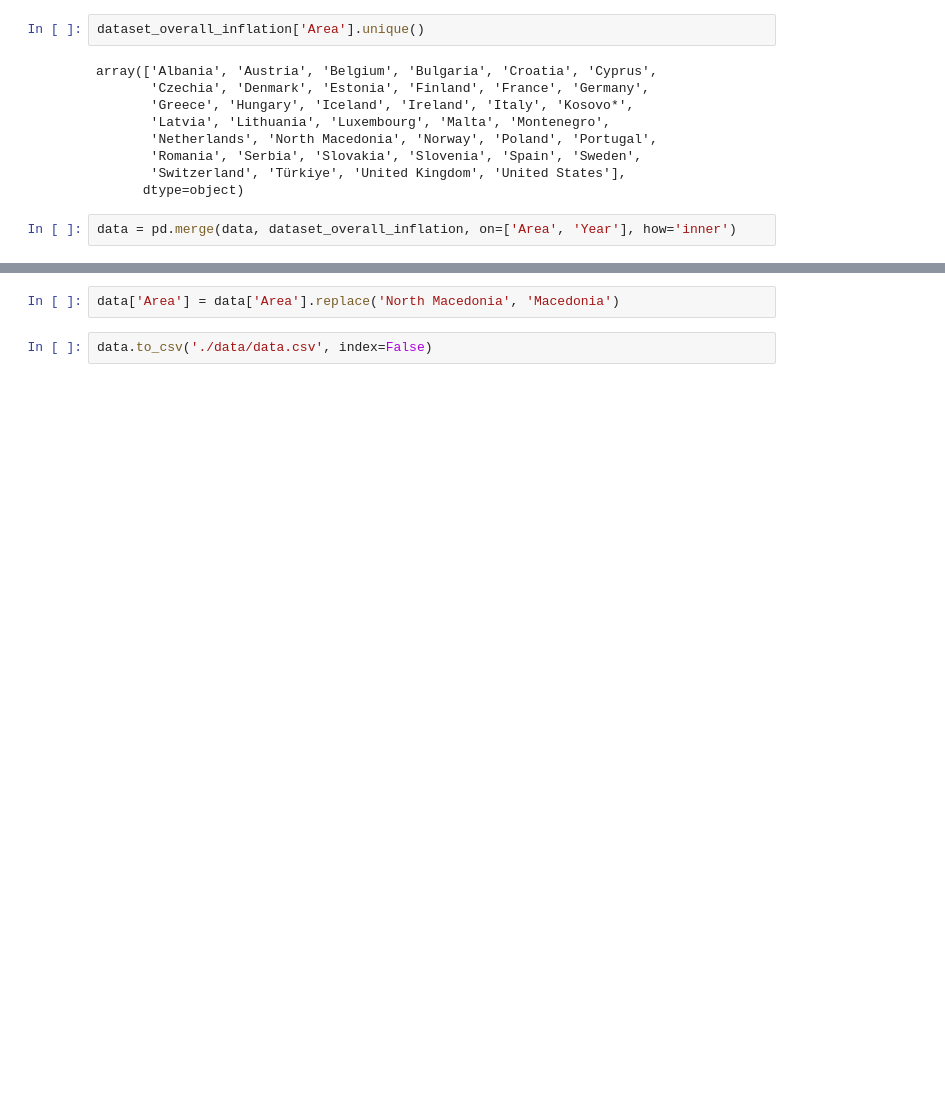
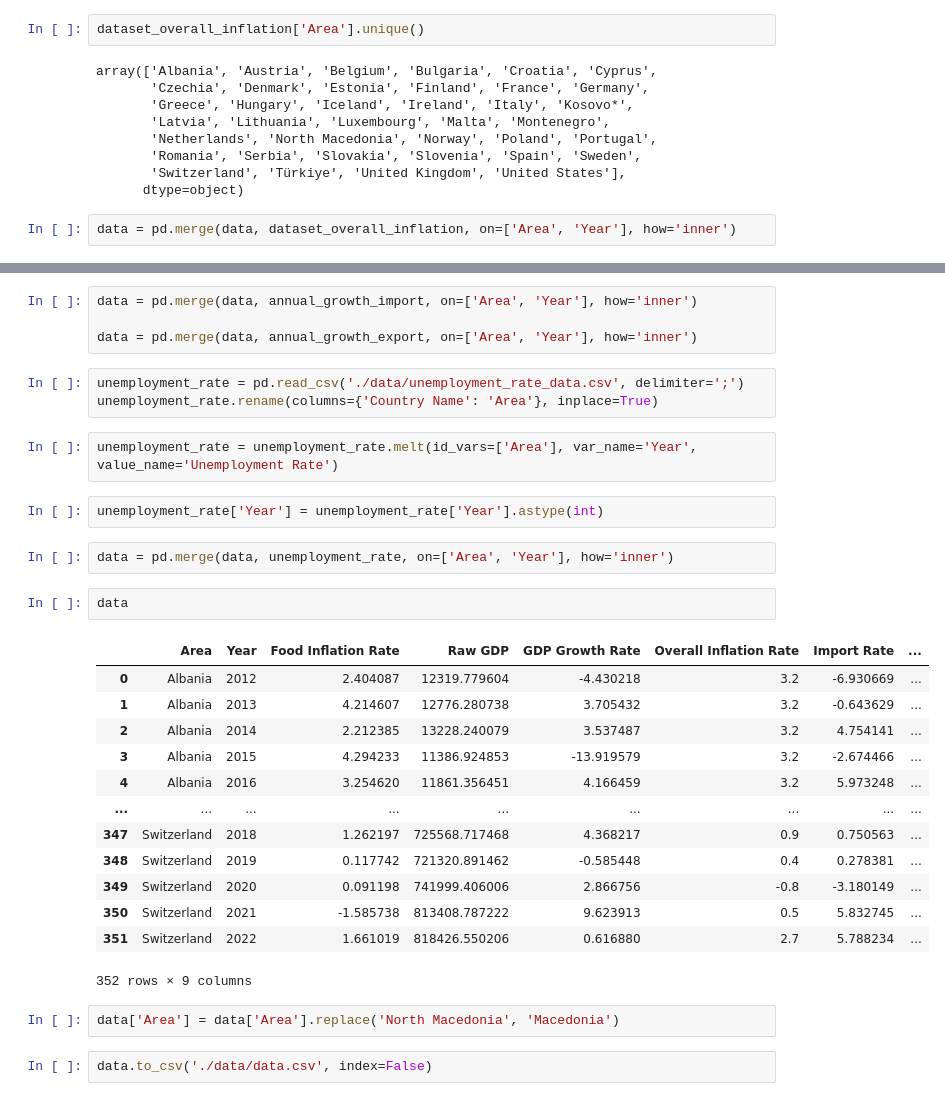
Before and after one commit to filipsam789/food-explainable-ai, a Jupyter notebook: PythonProject/data-preprocessing.ipynb, the cells around one changed output, grey strips where cells are left out. Cells and saved outputs as stored; diff of their text form; blank space fills up the shorter version.

```diff
--- a/PythonProject/data-preprocessing.ipynb
+++ b/PythonProject/data-preprocessing.ipynb
@@ -391,3 +385,32 @@ dtype: int64
+# %%
+data = pd.merge(data, annual_growth_import, on=['Area', 'Year'], how='inner')
+
+data = pd.merge(data, annual_growth_export, on=['Area', 'Year'], how='inner')
+# %%
+unemployment_rate = pd.read_csv('./data/unemployment_rate_data.csv', delimiter=';')
+unemployment_rate.rename(columns={'Country Name': 'Area'}, inplace=True)
+# %%
+unemployment_rate = unemployment_rate.melt(id_vars=['Area'], var_name='Year', value_name='Unemployment Rate')
+# %%
+unemployment_rate['Year'] = unemployment_rate['Year'].astype(int)
+# %%
+data = pd.merge(data, unemployment_rate, on=['Area', 'Year'], how='inner')
+# %%
+data
+# %% [output]
+|  | Area | Year | Food Inflation Rate | Raw GDP | GDP Growth Rate | Overall Inflation Rate | Import Rate | ... |
+| 0 | Albania | 2012 | 2.404087 | 12319.779604 | -4.430218 | 3.2 | -6.930669 | ... |
+| 1 | Albania | 2013 | 4.214607 | 12776.280738 | 3.705432 | 3.2 | -0.643629 | ... |
+| 2 | Albania | 2014 | 2.212385 | 13228.240079 | 3.537487 | 3.2 | 4.754141 | ... |
+| 3 | Albania | 2015 | 4.294233 | 11386.924853 | -13.919579 | 3.2 | -2.674466 | ... |
+| 4 | Albania | 2016 | 3.254620 | 11861.356451 | 4.166459 | 3.2 | 5.973248 | ... |
+| ... | ... | ... | ... | ... | ... | ... | ... | ... |
+| 347 | Switzerland | 2018 | 1.262197 | 725568.717468 | 4.368217 | 0.9 | 0.750563 | ... |
+| 348 | Switzerland | 2019 | 0.117742 | 721320.891462 | -0.585448 | 0.4 | 0.278381 | ... |
+| 349 | Switzerland | 2020 | 0.091198 | 741999.406006 | 2.866756 | -0.8 | -3.180149 | ... |
+| 350 | Switzerland | 2021 | -1.585738 | 813408.787222 | 9.623913 | 0.5 | 5.832745 | ... |
+| 351 | Switzerland | 2022 | 1.661019 | 818426.550206 | 0.616880 | 2.7 | 5.788234 | ... |
+352 rows × 9 columns
 # %%
 data['Area'] = data['Area'].replace('North Macedonia', 'Macedonia')
 # %%
```
Also changed, not shown: parts of 17 cells of this notebook, 3 other files.
